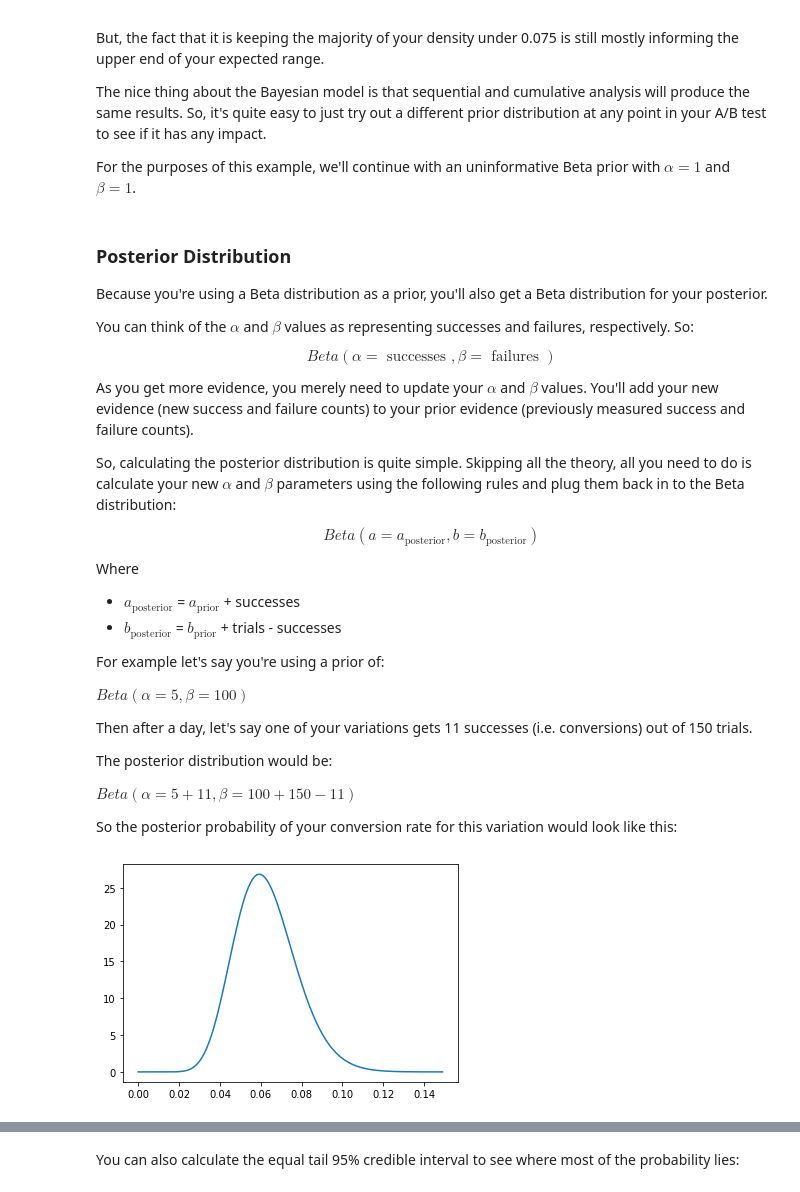
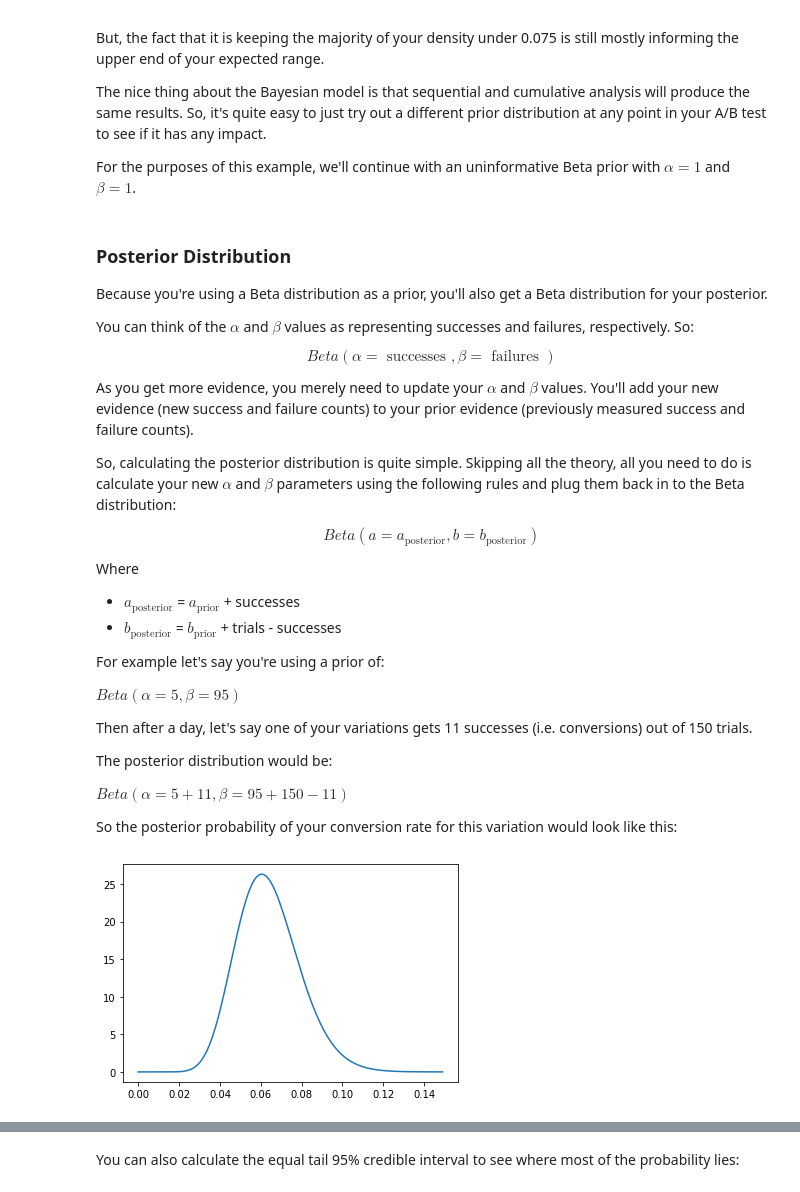
Before and after one commit to javidjamae/data-science, a Jupyter notebook: experimentation/Bayesian-a-b-testing.ipynb, the cells around one changed output, grey strips where cells are left out. Saved outputs shown, nothing was run; the diff lists cells and outputs as text; code cells hidden in the pictures.

```diff
--- a/experimentation/Bayesian-a-b-testing.ipynb
+++ b/experimentation/Bayesian-a-b-testing.ipynb
@@ -218,22 +235,22 @@ Where
 
 For example let's say you're using a prior of:
 
-$Beta( \alpha=5, \beta=100 )$
+$Beta( \alpha=5, \beta=95 )$
 
 Then after a day, let's say one of your variations gets 11 successes (i.e. conversions) out of 150 trials.
 
 The posterior distribution would be:
 
-$Beta( \alpha=5+11, \beta=100+150-11 )$
+$Beta( \alpha=5+11, \beta=95+150-11 )$
 
 So the posterior probability of your conversion rate for this variation would look like this:
 # %%
 a = 5+11
-b = 100+150-11
+b = 95+150-11
 x = np.arange (0.0, .15, 0.001)
 y = beta.pdf(x,a,b)
 plt.plot(x,y)
 plt.show()
 # %% [output]
-[figure, old version]
+[figure, new version]
 # %% [markdown]
```
Also changed, not shown: parts of 36 cells of this notebook, 1 other file.
